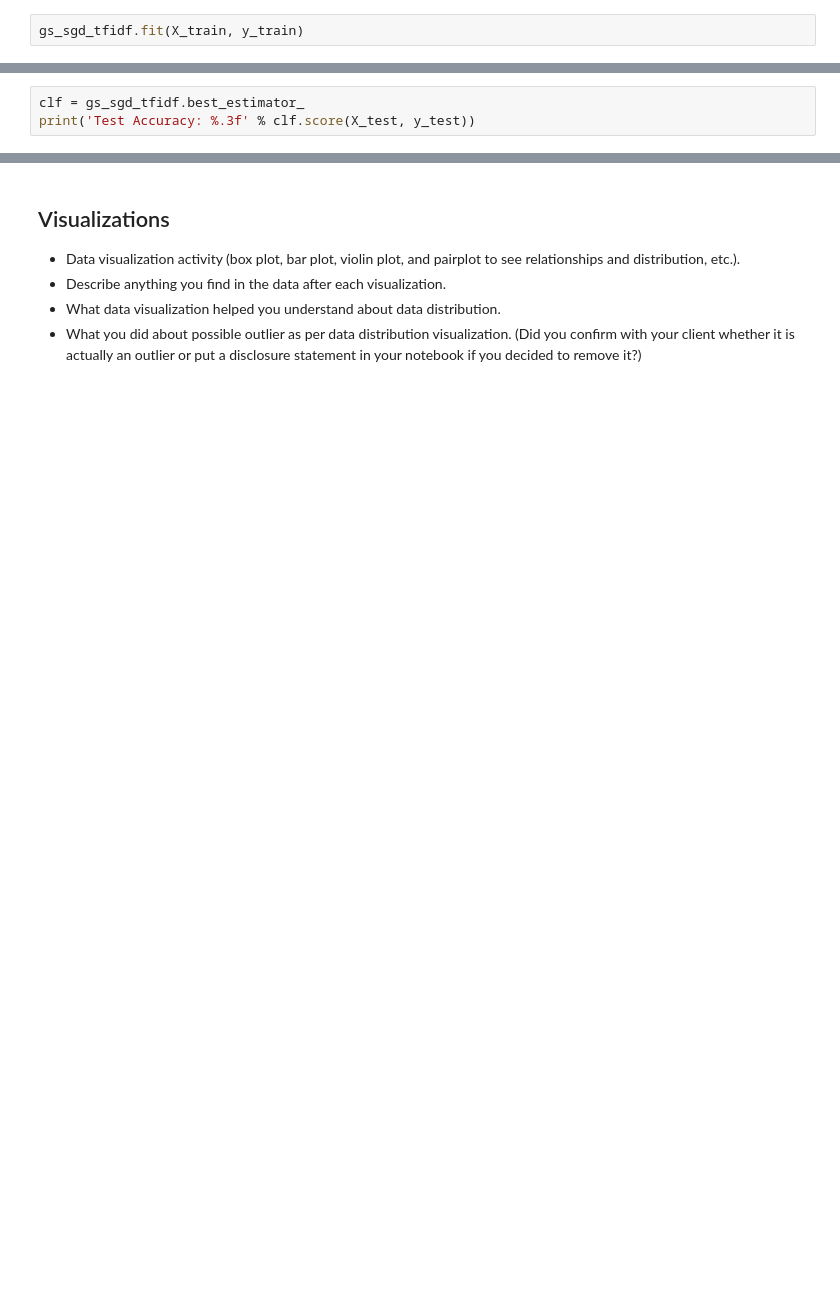
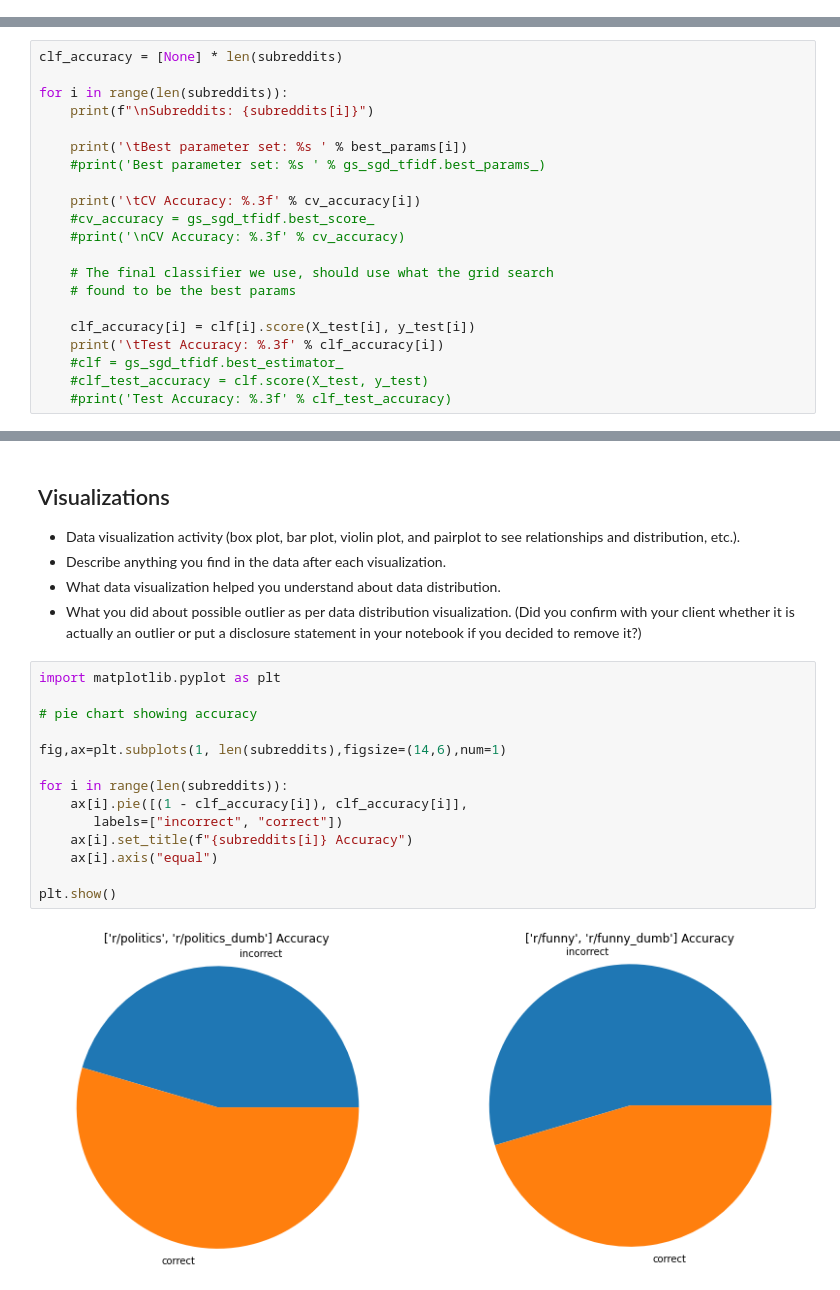
Before and after one commit to jeniscool/tools1-final-project, a Jupyter notebook: project-notebook.ipynb, the cells around one changed output, grey strips where cells are left out. Saved outputs shown, nothing was run; the diff lists cells and outputs as text; blank space fills up the shorter version.

```diff
--- a/project-notebook.ipynb
+++ b/project-notebook.ipynb
@@ -185,5 +216,3 @@ gs_sgd_tfidf = GridSearchCV(sgd_tfidf, param_grid,
                            cv=5,
                            verbose=2,
                            n_jobs=-1)
-# %%
-gs_sgd_tfidf.fit(X_train, y_train)
@@ -222,3 +260,0 @@ CV Accuracy: 0.933
-# %%
-clf = gs_sgd_tfidf.best_estimator_
-print('Test Accuracy: %.3f' % clf.score(X_test, y_test))
@@ -228,0 +261,21 @@ Fit the classifier against entire dataset:
+# %%
+clf_accuracy = [None] * len(subreddits)
+
+for i in range(len(subreddits)):
+    print(f"\nSubreddits: {subreddits[i]}")
+
+    print('\tBest parameter set: %s ' % best_params[i])
+    #print('Best parameter set: %s ' % gs_sgd_tfidf.best_params_)
+
+    print('\tCV Accuracy: %.3f' % cv_accuracy[i])
+    #cv_accuracy = gs_sgd_tfidf.best_score_
+    #print('\nCV Accuracy: %.3f' % cv_accuracy)
+
+    # The final classifier we use, should use what the grid search
+    # found to be the best params
+
+    clf_accuracy[i] = clf[i].score(X_test[i], y_test[i])
+    print('\tTest Accuracy: %.3f' % clf_accuracy[i])
+    #clf = gs_sgd_tfidf.best_estimator_
+    #clf_test_accuracy = clf.score(X_test, y_test)
+    #print('Test Accuracy: %.3f' % clf_test_accuracy)
@@ -246,3 +313,19 @@ clf = clf.fit(X, y)
 - Describe anything you find in the data after each visualization.
 - What data visualization helped you understand about data distribution.
 - What you did about possible outlier as per data distribution visualization. (Did you confirm with your client whether it is actually an outlier or put a disclosure statement in your notebook if you decided to remove it?)
+# %%
+import matplotlib.pyplot as plt
+
+# pie chart showing accuracy
+
+fig,ax=plt.subplots(1, len(subreddits),figsize=(14,6),num=1)
+
+for i in range(len(subreddits)):
+    ax[i].pie([(1 - clf_accuracy[i]), clf_accuracy[i]],
+       labels=["incorrect", "correct"])
+    ax[i].set_title(f"{subreddits[i]} Accuracy")
+    ax[i].axis("equal")
+
+plt.show()
+# %% [output]
+[figure, added]
```
Also changed, not shown: parts of 13 cells of this notebook, 1 other file.
